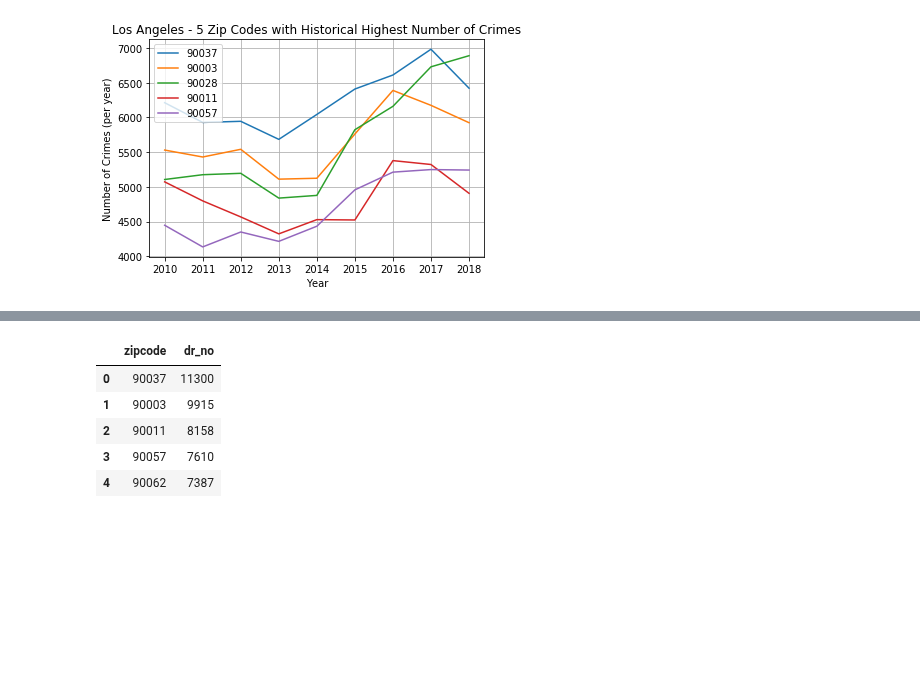
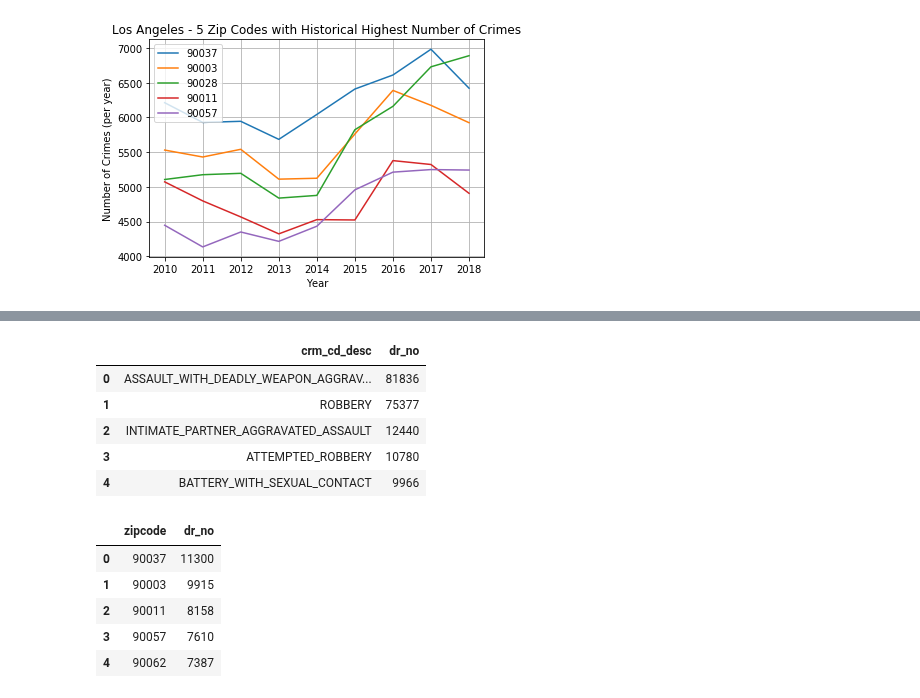
Before and after one commit to frederikdebruyker/Los-Angeles-Crime-Statistics, a Jupyter notebook: los_angeles_crime_statistics.ipynb, the cells around one changed output, grey strips where cells are left out. Saved outputs shown, nothing was run; the diff lists cells and outputs as text; code cells hidden in the pictures; blank space fills up the shorter version.

```diff
--- a/los_angeles_crime_statistics.ipynb
+++ b/los_angeles_crime_statistics.ipynb
@@ -270,3 +270,25 @@ violent_crime_df
+# %%
+# group by violent crime
+violent_crime_desc_list_intermediate = violent_crime_df.sort_values(by=["crm_cd_desc"])
+aggregation = {
+     'dr_no': 'count'
+}
+violent_crime_desc_list = violent_crime_desc_list_intermediate.groupby(["crm_cd_desc"]).agg(aggregation)
+violent_crime_desc_list = violent_crime_desc_list.sort_values(by=["dr_no"], ascending=False)
+violent_crime_desc_list.reset_index(level=0, inplace=True)
+violent_crime_desc_list = violent_crime_desc_list.head()
+violent_crime_desc_list = violent_crime_desc_list.replace(',', '', regex=True)
+violent_crime_desc_list = violent_crime_desc_list.replace('-', '', regex=True)
+violent_crime_desc_list = violent_crime_desc_list.replace(' ', '_', regex=True)
+violent_crime_desc_list = violent_crime_desc_list.replace('__', '_', regex=True)
+violent_crime_desc_list
+# %% [output]
+|  | crm_cd_desc | dr_no |
+| 0 | ASSAULT_WITH_DEADLY_WEAPON_AGGRAV... | 81836 |
+| 1 | ROBBERY | 75377 |
+| 2 | INTIMATE_PARTNER_AGGRAVATED_ASSAULT | 12440 |
+| 3 | ATTEMPTED_ROBBERY | 10780 |
+| 4 | BATTERY_WITH_SEXUAL_CONTACT | 9966 |
 # %%
 # group by year / zipcode ; count number of crimes (dr_no)
 zip_crime_v_intermediate = violent_crime_df.sort_values(by=['zipcode'])
```
Also changed, not shown: parts of 8 cells of this notebook, 7 other files.
